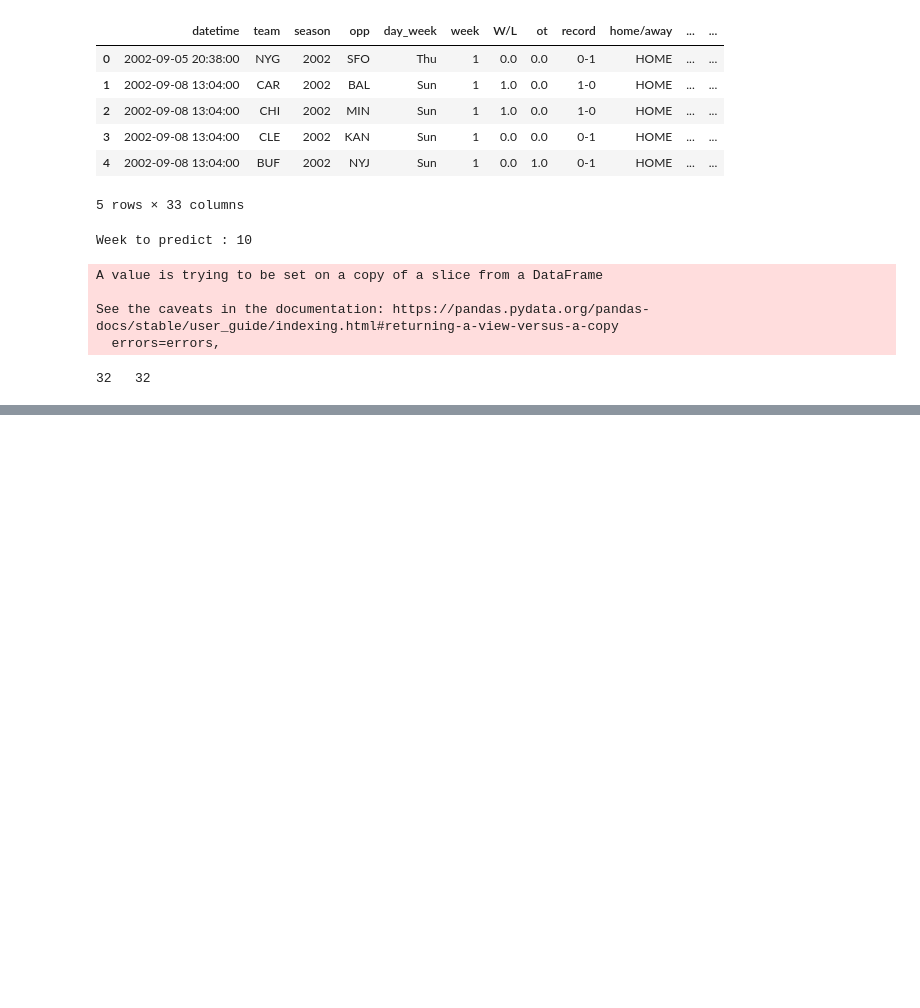
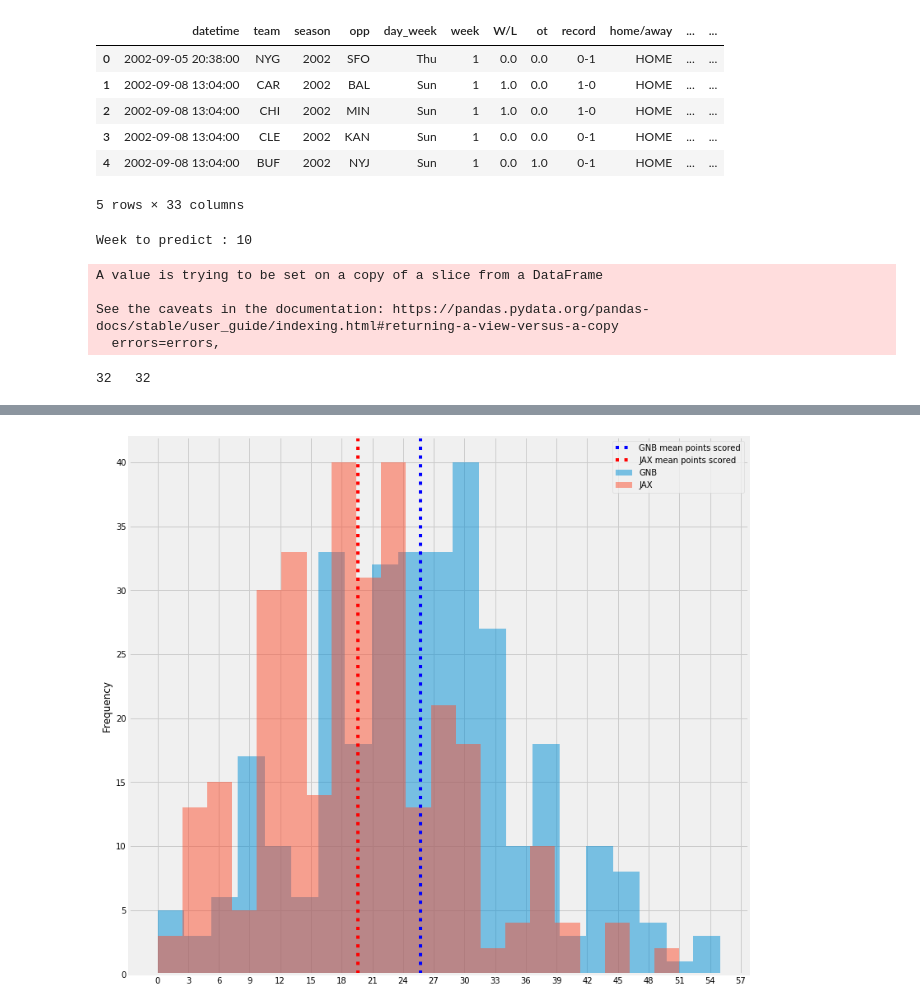
Before and after one commit to bfitzpatrick79/personal_projects, a Jupyter notebook: Experimental Projects/nfl_model/03_Predictions.ipynb, the cells around one changed output, grey strips where cells are left out. Cells and saved outputs as stored; diff of their text form; code cells hidden in the pictures; blank space fills up the shorter version.

```diff
--- a/Experimental Projects/nfl_model/03_Predictions.ipynb
+++ b/Experimental Projects/nfl_model/03_Predictions.ipynb
@@ -322,15 +394,17 @@ plt.show()
 # %%
 # these cells are just ways of accessing what the model is seeing for spot checks.
-team1 = 'NOR'
-team2 = 'TAM'
+team1 = 'GNB'
+team2 = 'JAX'
 
 team_data_dict_all[team1]['team_off'].plot(kind='hist', figsize = (12,12), bins=21, alpha=0.5, label=team1)
 team_data_dict_all[team2]['team_off'].plot(kind='hist', figsize = (12,12), bins=21, alpha=0.5, label=team2)
 plt.axvline(team_data_dict_all[team1]['team_off'].mean(), linestyle=":", color='b', label = f'{team1} mean points scored')
 plt.axvline(team_data_dict_all[team2]['team_off'].mean(), linestyle=':', color = 'r', label = f'{team2} mean points scored')
 plt.xticks(range(0, 60, 3))
 plt.legend()
 plt.show()
+# %% [output]
+[figure, added]
 # %%
 team_data_dict_all[team1]['team_def'].plot(kind='hist', figsize = (12,12), bins=21, alpha=0.5, label = team1)
 team_data_dict_all[team2]['team_def'].plot(kind='hist', figsize = (12,12), bins=21, alpha=0.5, label = team2)
```
Also changed, not shown: parts of 13 cells of this notebook, 38 other files.
